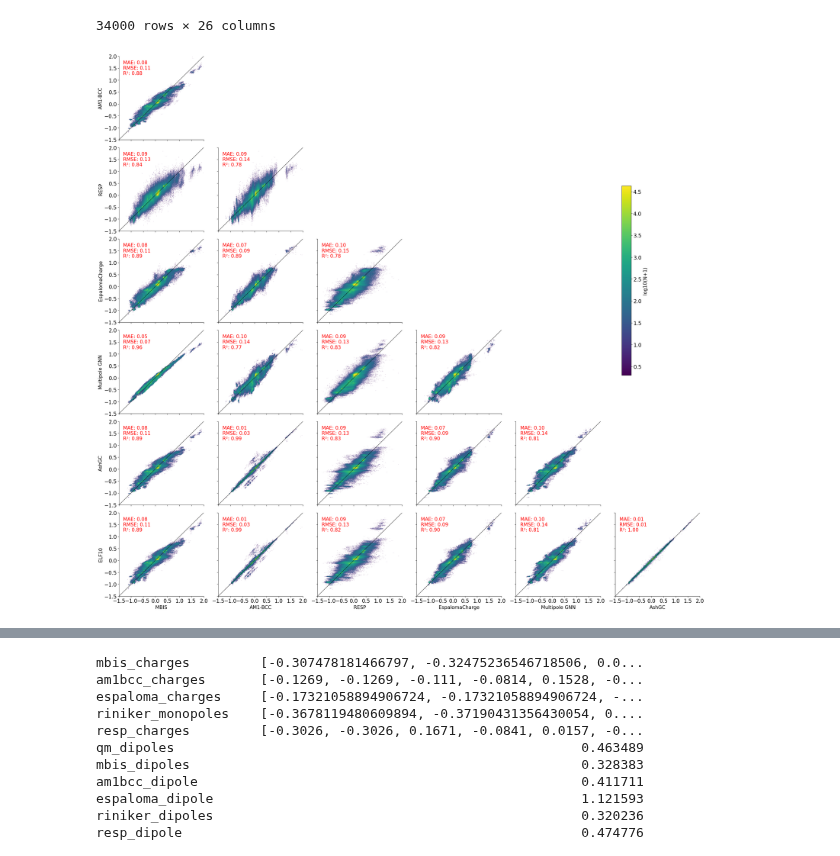
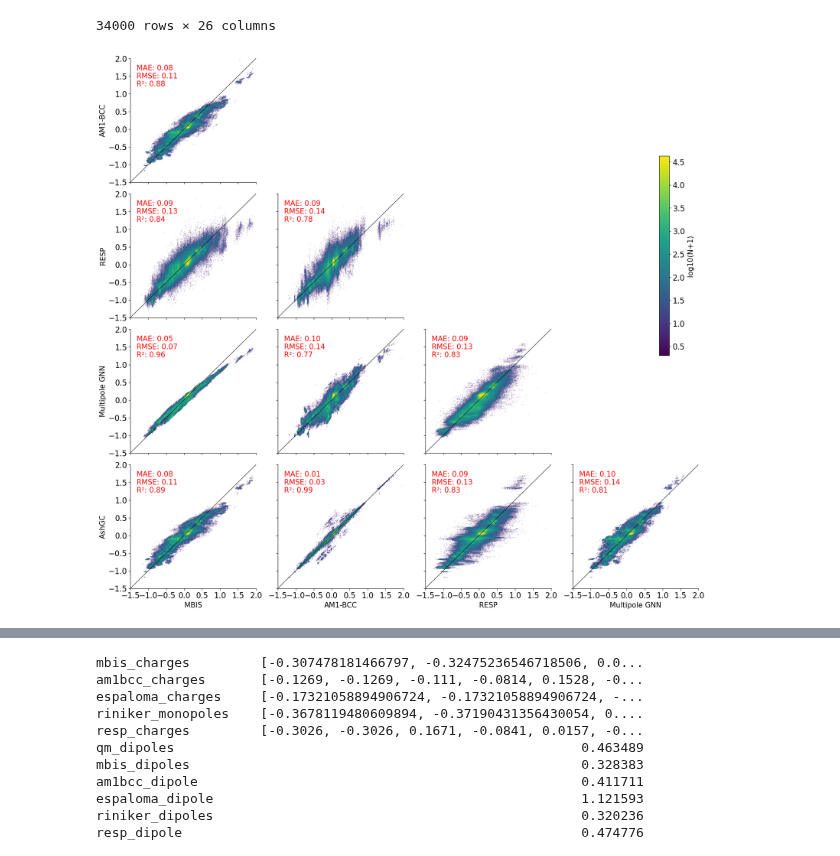
Before and after one commit to bismuthadams1/charge_paper, a Jupyter notebook: comparison_of_charge_models/plot_additional_models.ipynb, the cells around one changed output, grey strips where cells are left out. Cells and saved outputs as stored; diff of their text form; code cells hidden in the pictures.

Commit message:
fix plots

```diff
--- a/comparison_of_charge_models/plot_additional_models.ipynb
+++ b/comparison_of_charge_models/plot_additional_models.ipynb
@@ -164,7 +163,6 @@ mpl.rcParams['legend.fontsize'] = 20
 mpl.rcParams['xtick.labelsize'] = 16
 mpl.rcParams['ytick.labelsize'] = 16
 
-# 2. Decide how many columns we have, and how wide the figure should be in inches.
 # n_vars = len(df.columns)
 desired_width = 4.5   # single column width in inches (ACS)
 
@@ -185,10 +183,10 @@ charges_df = pd.DataFrame({
     "MBIS": mbis_charges_flat,
     "AM1-BCC": am1bcc_charges_flat,
     "RESP": resp_charges_flat,
-    "EspalomaCharge": espaloma_charges_flat,
+    # "EspalomaCharge": espaloma_charges_flat,
     "Multipole GNN": multipole_gnn_charges_flat,
     "AshGC": ash_charges_flat,
-    "ELF10": elf10_charges_flat
+    # "ELF10": elf10_charges_flat
 })
 
 g = sns.PairGrid(charges_df,
@@ -234,32 +232,32 @@ g.set(xticks=ticks, yticks=ticks)
 # g.fig.suptitle('Pairwise Comparison of Charge Models (log-density)', fontsize=16)
 
 scatter = None
 for ax_row in g.axes:
     for ax in ax_row:
         if ax and len(ax.collections) > 0:
             # The scatter plot is a PathCollection in ax.collections
             # We set norm and cmap on the scatter itself, so let's find it
             candidate = [c for c in ax.collections if hasattr(c, 'norm')]
             if candidate:
                 scatter = candidate[0]
                 break
     if scatter is not None:
         break
 # Filter out None axes
 valid_axes = [ax for ax_row in g.axes for ax in ax_row if ax is not None]
 
 if scatter is not None:
     from matplotlib.cm import ScalarMappable
     sm = ScalarMappable(norm=scatter.norm, cmap=scatter.cmap)
     sm.set_array([])
     g.fig.subplots_adjust(right=0.85)  # Move figure edge closer, thus bringing the colorbar in
 
     cbar = g.fig.colorbar(sm, ax=valid_axes, shrink=0.3,pad=-0.3)
     cbar.set_label('log10(N+1)', fontsize=15)
 
 
 plt.savefig('pairwise_partial_charges_density_2.png', dpi=300, bbox_inches='tight')
 plt.show()
 # %% [output]
-[figure, old version]
+[figure, new version]
 # %%
```
Also changed, not shown: parts of 4 cells of this notebook, 1 other file.
